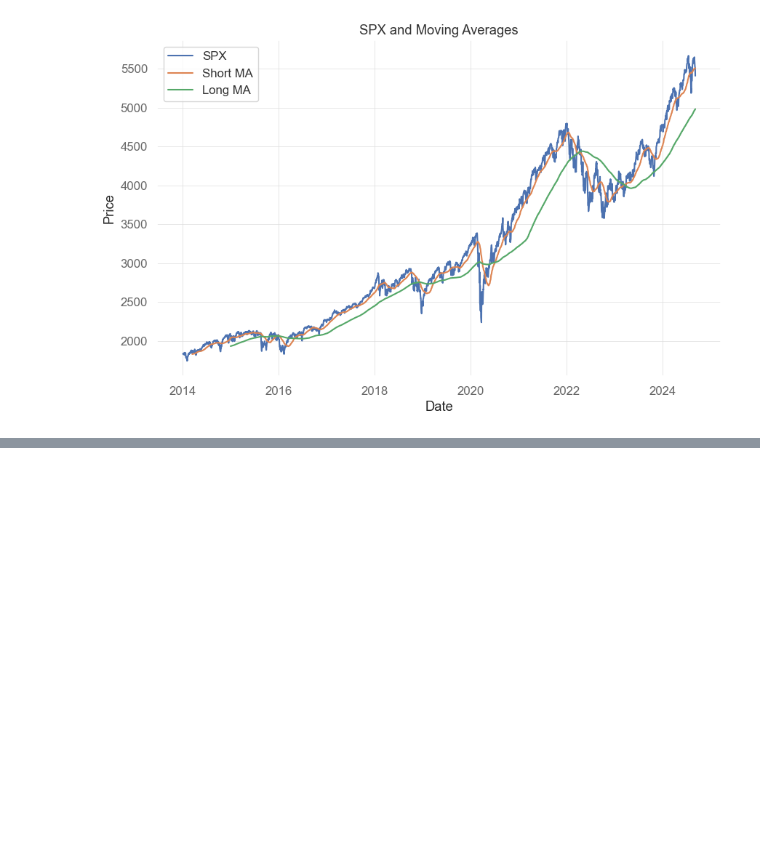
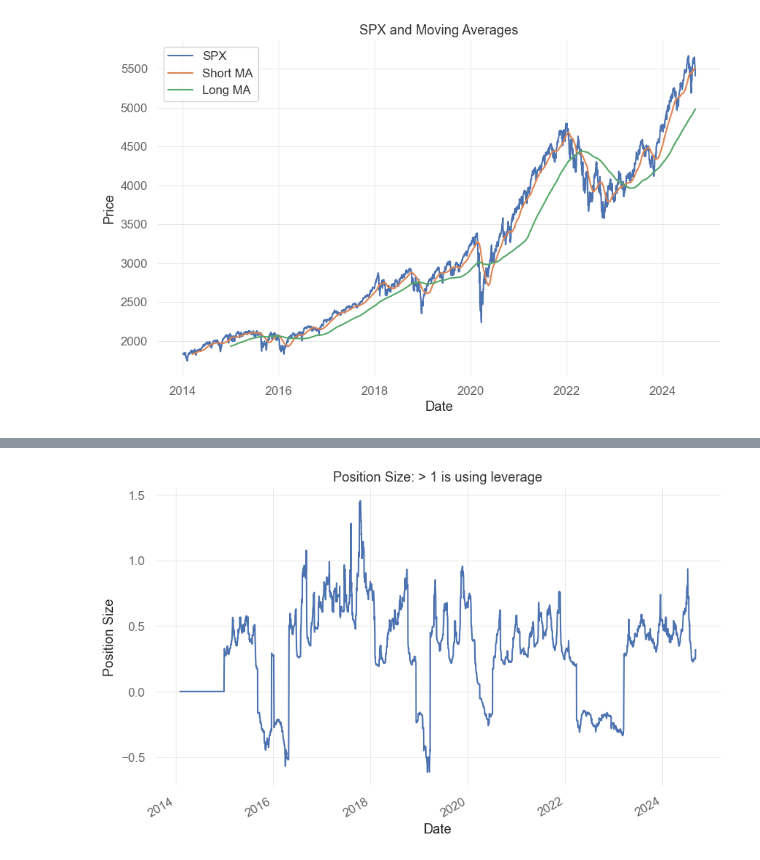
Before and after one commit to eklenks/Code, a Jupyter notebook: Trades.ipynb, the cells around one changed output, grey strips where cells are left out. Cells and saved outputs as stored; diff of their text form; code cells hidden in the pictures; blank space fills up the shorter version.

```diff
--- a/Trades.ipynb
+++ b/Trades.ipynb
@@ -56,0 +91,21 @@ signals.loc[signals['short_ma'] < signals['long_ma'], 'signal'] = -1
+# %%
+# Set the target volatility level
+tgt_vol = 0.05
+# Calculate the rolling annual standard deviation of SPX returns
+# Convert to annualized standard deviation
+signals['stdev'] = spx_returns.rolling(22).std() * np.sqrt(252)
+# Calculate volatility target weights
+signals['vol_tgt'] = tgt_vol / signals['stdev']
+# Here we use 2x leverage
+signals['vol_tgt'] = signals['vol_tgt'].clip(0, 2)
+# Adjust the signal by the volatility target, lagging both to avoid look-ahead bias
+vol_signal = signals['signal'].shift(1) * signals['vol_tgt'].shift(1)
+# Compute returns for the volatility-targeted strategy
+strategy_voltgt_returns = spx_returns * vol_signal
+# Plot the position sizes to see how much leverage is being used.
+vol_signal.plot()
+plt.title('Position Size: > 1 is using leverage')
+plt.ylabel('Position Size')
+plt.show()
+# %% [output]
+[figure, added]
```
Also changed, not shown: parts of 4 cells of this notebook.
